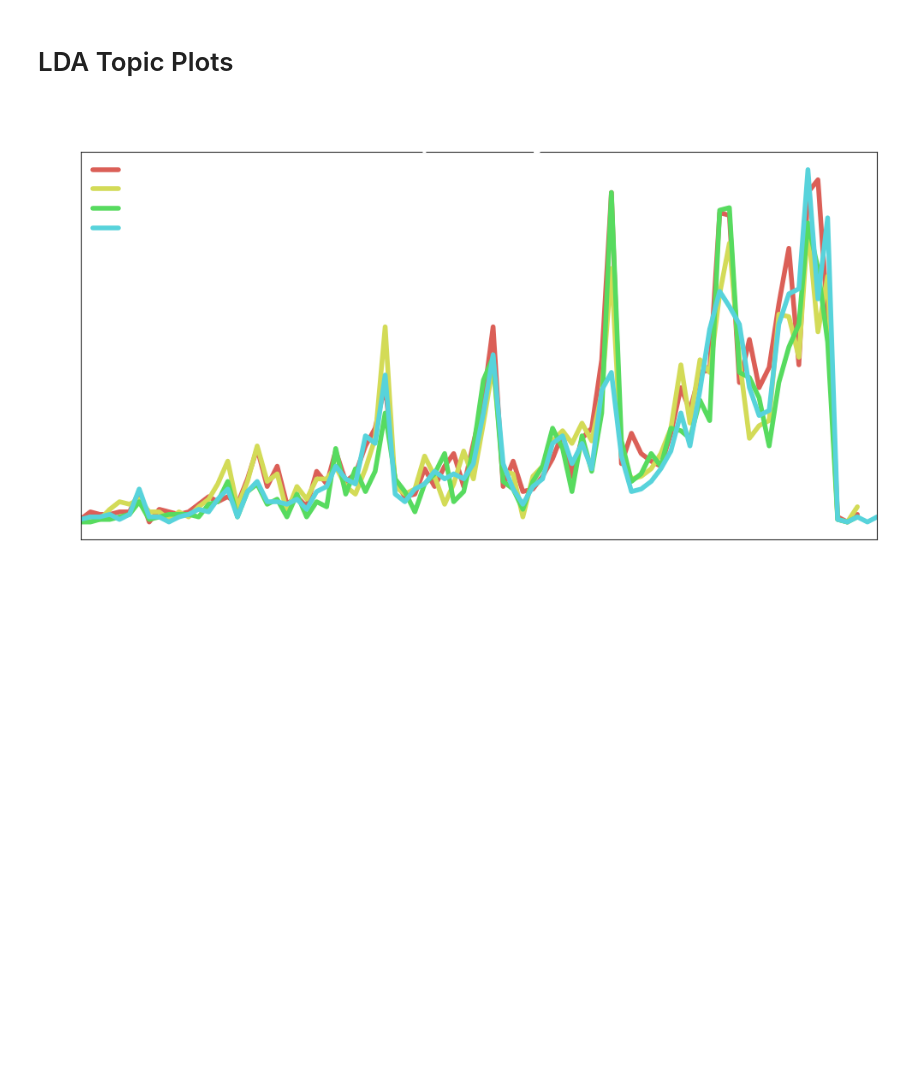
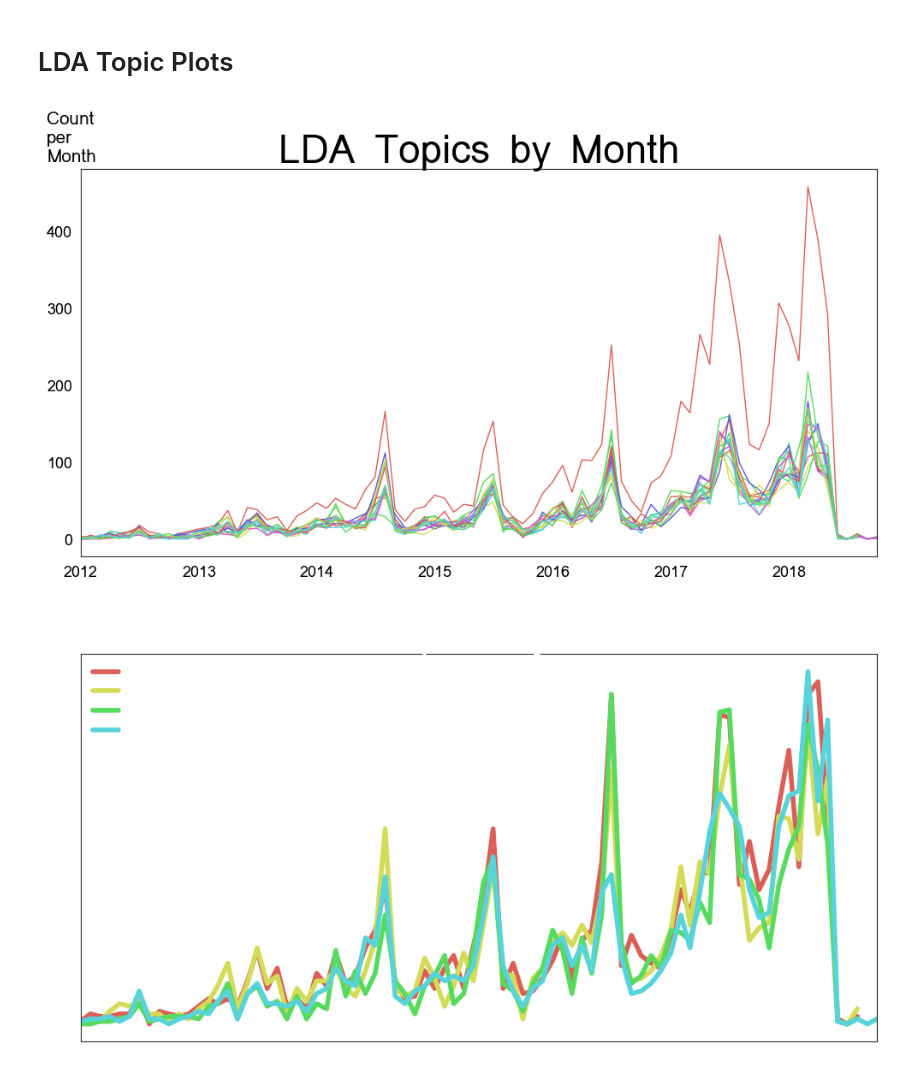
Before and after one commit to spencertollefson/lebron_james_nlp, a Jupyter notebook: plot_creation_notebook.ipynb, the cells around one changed output. Drawn from its saved outputs; the diff is of its cells as text; code cells hidden in the pictures; blank space fills up the shorter version.

```diff
--- a/plot_creation_notebook.ipynb
+++ b/plot_creation_notebook.ipynb
@@ -192,6 +195,88 @@ def cluster_norm_by_time(df, cluster_col, time_col, time_chunk,
     return plt
 # %% [markdown]
 # LDA Topic Plots
+# %%
+# write function that slices on label, and plots what you want.
+def cluster_count_by_time(df, cluster_col, time_col, time_chunk,
+                          cluster_labels, cluster_nums, save=False,
+                          filename=None):
+    df = df.loc[:, [cluster_col, time_col]]
+    plt.figure(figsize=(12,6), dpi=100)
+
+    for i in cluster_nums:
+        # slice DF to that label
+        dfZ = df[df[cluster_col] == i]
+
+        # group everything by year/time
+        dfZ = dfZ.groupby([pd.Grouper(key=time_col, freq=time_chunk)]).count().reset_index()
+
+        # plot dataframe
+#         dfZ.plot(x=time_col, y=cluster_col, figsize=(12,8))
+        plt.plot(dfZ[time_col], dfZ[cluster_col], linewidth=1)
+
+    yfont_labels = {'fontname':'Umpush',
+             'color':'black',
+             'ha':'left',
+             'verticalalignment':'top',
+             'size': 15}
+
+    xfont_labels = {'fontname':'Umpush',
+             'color':'black',
+             'size': 13}
+
+    yfont_ticks = {'fontname':'Umpush',
+             'color':'black',
+             'size': 13}
+
+    xfont_ticks = {'fontname':'Umpush',
+             'color':'black',
+             'size': 13}
+
+
+    titlefont = {'fontname':'Umpush',
+             'color':'black',
+             'size': 33}
+
+    legendfont = {#'fontname':'Umpush',
+             #'color':'white',
+             'fontsize': 11,
+             'frameon': False,
+             'fancybox': False,
+                 }
+
+#     leg = plt.legend(labels=cluster_labels, loc='best', **legendfont)
+#     for text in leg.get_texts():
+#         plt.setp(text, color = 'black')
+    plt.title('LDA Topics by Month', **titlefont)
+    plt.xticks(**xfont_ticks)
+    plt.yticks(**yfont_ticks)
+    plt.ylabel('Count\nper\nMonth', y=1.15,
+               rotation=0, labelpad = 0, **yfont_labels)
+    plt.xlabel('',**yfont_labels)
+    plt.xlim(datetime.date(2012, 1, 1), datetime.date(2018, 9, 29))
+
+    return plt
+
+cluster_names = ['Miami Heat', 'Unknown 1', 'Unknown 2'
+                'Best Player in League', 'East Conference / Cavs', 'Reg Season',
+                'Free Throws', 'Unknown 3', 'Michael Jordan / Greatest of All Time', 'Unknown 4', 'High School',
+                'Defense and Offense', 'Watch him / fan perspective / hear him', 'Flop/Criticism', 'Stats / Triple Doubles'
+                'Unknown 5',]
+cluster_nums = [ 0, 1, 2,
+                3,
+                4, 5,
+                6, 7, 8, 9, 10,
+                11, 12, 13, 14,
+                15
+                ]
+plot_lda_df = lda_topics_df[lda_topics_df['topics'].isin(cluster_nums)]
+
+fig = cluster_count_by_time(plot_lda_df, 'topics', 'time', 'M',
+                      cluster_names, cluster_nums, filename='lda_cluster_counts.png')
+
+fig.savefig(f'{savedir}/all_lda_cluster_counts.png', format='png', dpi=300, bbox_inches='tight', transparent=True)
+# %% [output]
+[figure, added]
 # %%
 # write function that slices on label, and plots what you want.
 def cluster_count_by_time(df, cluster_col, time_col, time_chunk,
```
Also changed, not shown: parts of 2 cells of this notebook, 7 other files.
